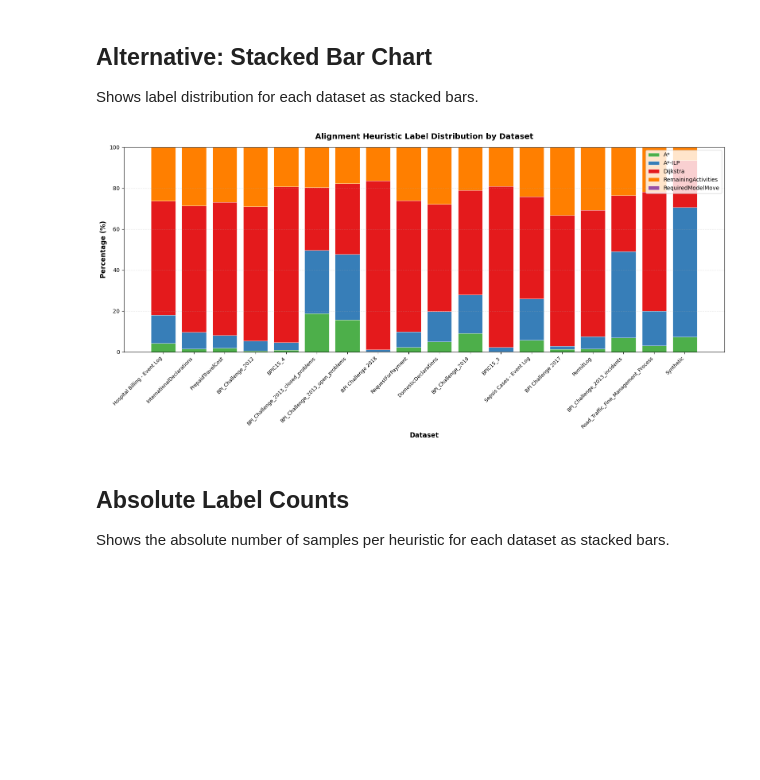
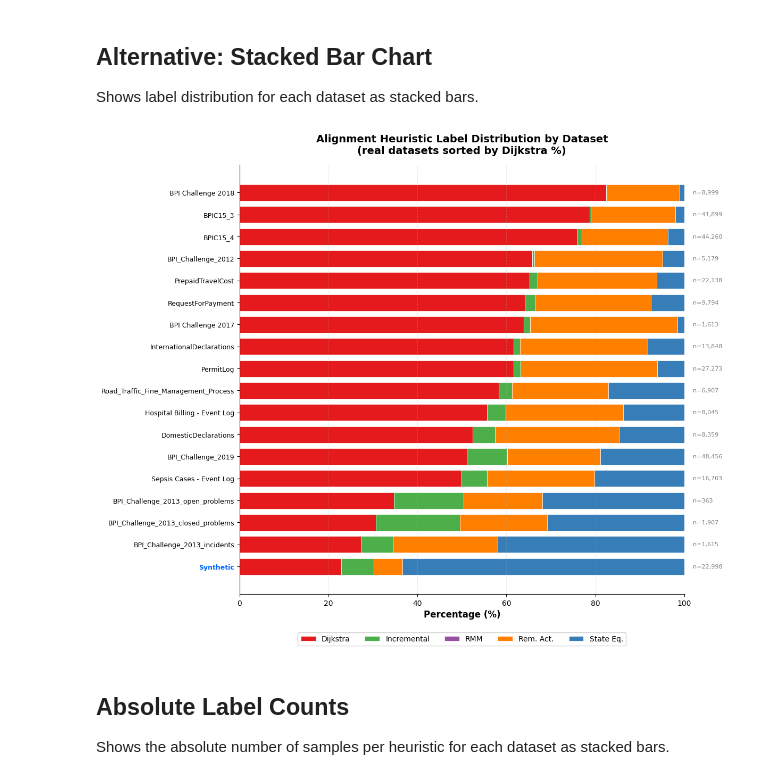
Before and after one commit to RostigerDagmer/pm_ws25, a Jupyter notebook: experiments/label_distribution_landscape.ipynb, the cells around one changed output. Drawn from its saved outputs; the diff is of its cells as text; code cells hidden in the pictures; blank space fills up the shorter version.

Commit message:
Update label distribution landscape graph

```diff
--- a/experiments/label_distribution_landscape.ipynb
+++ b/experiments/label_distribution_landscape.ipynb
@@ -119,6 +129,11 @@ def parse_feature_vector(s):
 def load_runs_csv(runs_path):
     """Load runs.csv file."""
     return pd.read_csv(runs_path)
+
+
+def get_display_name(alias: str) -> str:
+    """Map heuristic alias to display name using NAME_MAPPING."""
+    return NAME_MAPPING.get(alias, alias)
 
 
 def compute_label_distribution(df):
@@ -133,8 +148,9 @@ def compute_label_distribution(df):
     percentages = {}
     for heuristic, count in counter.items():
         alias = get_heuristic_alias(heuristic)
-        counts[alias] = count
-        percentages[alias] = (count / total) * 100
+        display_name = get_display_name(alias)
+        counts[display_name] = count
+        percentages[display_name] = (count / total) * 100
 
     return {'counts': counts, 'percentages': percentages}
 
@@ -445,41 +461,66 @@ RequiredModelMove:
 
 Shows label distribution for each dataset as stacked bars.
 # %%
-# Create stacked bar chart (percentages)
-fig, ax = plt.subplots(figsize=(16, 8))
+# Create horizontal stacked bar chart (percentages)
+# Separate real and synthetic, sort real datasets by Dijkstra percentage (descending)
+real_results = [r for r in results if r['type'] == 'real']
+synthetic_results = [r for r in results if r['type'] == 'synthetic']
+real_sorted = sorted(real_results, key=lambda r: r['label_percentages'].get('Dijkstra', 0), reverse=True)
+sorted_results = real_sorted + synthetic_results  # Synthetic at the bottom
 
-dataset_names = [r['name'] for r in results]
+fig, ax = plt.subplots(figsize=(12, 10))
+
+dataset_names = [r['name'] for r in sorted_results]
+n_samples = [r['n_samples'] for r in sorted_results]
+types = [r['type'] for r in sorted_results]
 heuristics = sorted(HEURISTIC_COLORS.keys())
 
 data = {h: [] for h in heuristics}
-for result in results:
+for result in sorted_results:
     for h in heuristics:
         data[h].append(result['label_percentages'].get(h, 0))
 
-x = np.arange(len(dataset_names))
-width = 0.8
-bottom = np.zeros(len(dataset_names))
+y = np.arange(len(dataset_names))
+height = 0.75
+left = np.zeros(len(dataset_names))
 
 for heuristic in heuristics:
     values = data[heuristic]
-    ax.bar(x, values, width, bottom=bottom, label=heuristic,
-           color=HEURISTIC_COLORS[heuristic], edgecolor='white', linewidth=0.5)
-    bottom += values
+    ax.barh(y, values, height, left=left, label=heuristic,
+            color=HEURISTIC_COLORS[heuristic], edgecolor='white', linewidth=0.5)
+    left += values
 
-ax.set_ylabel('Percentage (%)', fontsize=12, fontweight='bold')
-ax.set_xlabel('Dataset', fontsize=12, fontweight='bold')
-ax.set_title('Alignment Heuristic Label Distribution by Dataset',
+# Add sample counts on the right
+for i, n in enumerate(n_samples):
+    ax.text(102, i, f'n={n:,}', va='center', ha='left', fontsize=8, color='gray')
+
+ax.set_xlabel('Percentage (%)', fontsize=12, fontweight='bold')
+ax.set_title('Alignment Heuristic Label Distribution by Dataset\n(real datasets sorted by Dijkstra %)',
              fontsize=14, fontweight='bold', pad=15)
-ax.set_xticks(x)
-ax.set_xticklabels(dataset_names, rotation=45, ha='right', fontsize=9)
-ax.legend(loc='upper right', fontsize=10)
-ax.set_ylim(0, 100)
-ax.grid(axis='y', alpha=0.3, linestyle='--')
+ax.set_yticks(y)
+ax.set_yticklabels(dataset_names, fontsize=9)
+ax.legend(loc='upper center', bbox_to_anchor=(0.5, -0.08), ncol=5, fontsize=10,
+          framealpha=0.95)
+ax.set_xlim(0, 100)
+ax.grid(axis='x', alpha=0.3, linestyle='--')
+
+# Style synthetic label differently
+for i, label in enumerate(ax.get_yticklabels()):
+    if types[i] == 'synthetic':
+        label.set_fontweight('bold')
+        label.set_color('#0066ff')
+
+ax.spines['top'].set_visible(False)
+ax.spines['right'].set_visible(False)
+
+# Invert y-axis so highest Dijkstra % is at top, synthetic at bottom
+ax.invert_yaxis()
 
 plt.tight_layout()
+plt.subplots_adjust(bottom=0.12)
 plt.show()
 # %% [output]
-[figure, old version]
+[figure, new version]
 # %% [markdown]
 ## Absolute Label Counts
 
```
Also changed, not shown: parts of 5 cells of this notebook.
